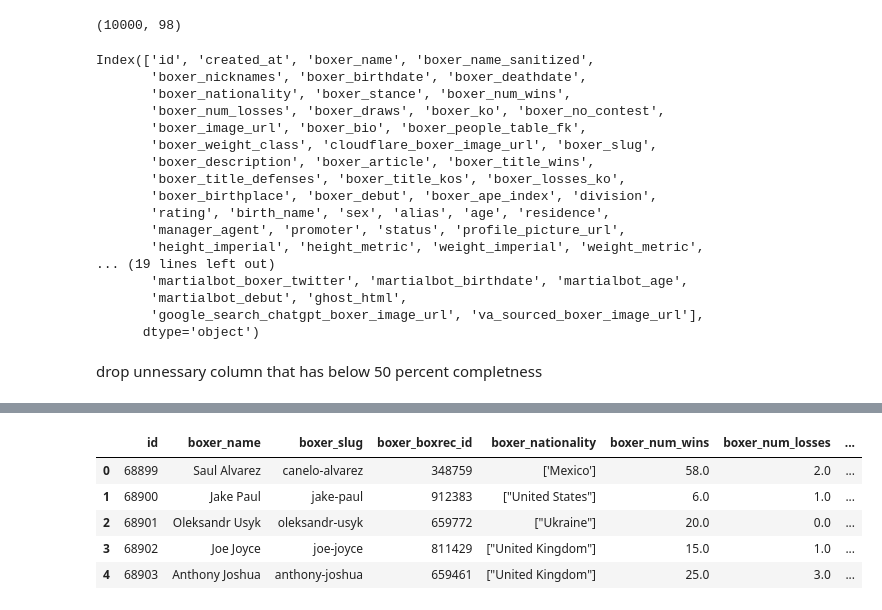
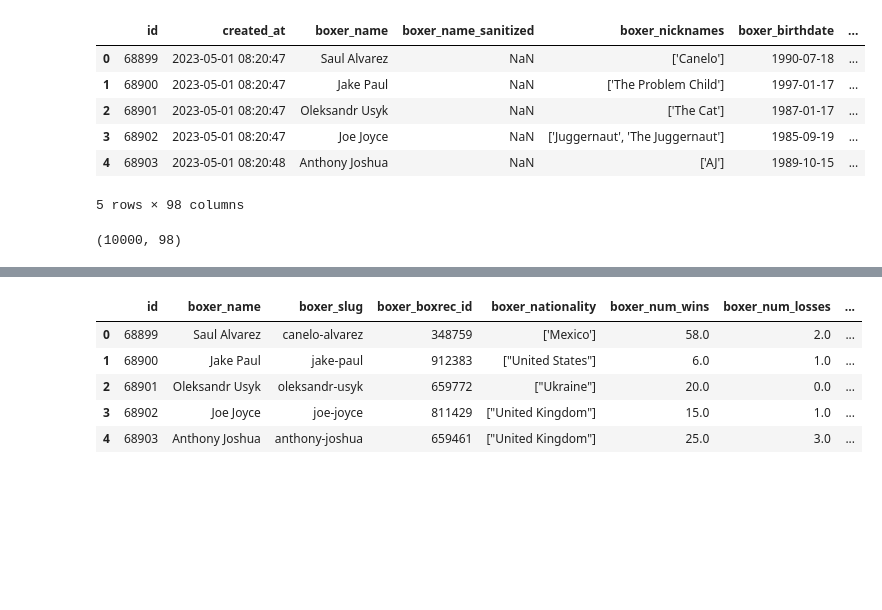
Before and after one commit to serpcompany/i-data-pipeline-company, a Jupyter notebook: entity-resolution/deduplication_box_dataset.ipynb, the cells around one changed output, grey strips where cells are left out. Saved outputs shown, nothing was run; the diff lists cells and outputs as text; code cells hidden in the pictures; blank space fills up the shorter version.

```diff
--- a/entity-resolution/deduplication_box_dataset.ipynb
+++ b/entity-resolution/deduplication_box_dataset.ipynb
@@ -22,26 +1,22 @@ box_df
+# %%
+import pandas as pd
+import os
+from splink import Linker, SettingsCreator, block_on, DuckDBAPI
+import splink.comparison_library as cl
+from splink.exploratory import completeness_chart, profile_columns
+
+
+box_df = pd.read_csv('../data/boxing_dataset.csv')
+box_df.head()
+# %% [output]
+|  | id | created_at | boxer_name | boxer_name_sanitized | boxer_nicknames | boxer_birthdate | ... |
+| 0 | 68899 | 2023-05-01 08:20:47 | Saul Alvarez | NaN | ['Canelo'] | 1990-07-18 | ... |
+| 1 | 68900 | 2023-05-01 08:20:47 | Jake Paul | NaN | ['The Problem Child'] | 1997-01-17 | ... |
+| 2 | 68901 | 2023-05-01 08:20:47 | Oleksandr Usyk | NaN | ['The Cat'] | 1987-01-17 | ... |
+| 3 | 68902 | 2023-05-01 08:20:47 | Joe Joyce | NaN | ['Juggernaut', 'The Juggernaut'] | 1985-09-19 | ... |
+| 4 | 68903 | 2023-05-01 08:20:48 | Anthony Joshua | NaN | ['AJ'] | 1989-10-15 | ... |
+5 rows × 98 columns
 # %%
 box_df.shape
 # %% [output]
 (10000, 98)
-# %%
-print(box_df.columns)
-# %% [output]
-Index(['id', 'created_at', 'boxer_name', 'boxer_name_sanitized',
-       'boxer_nicknames', 'boxer_birthdate', 'boxer_deathdate',
-       'boxer_nationality', 'boxer_stance', 'boxer_num_wins',
-       'boxer_num_losses', 'boxer_draws', 'boxer_ko', 'boxer_no_contest',
-       'boxer_image_url', 'boxer_bio', 'boxer_people_table_fk',
-       'boxer_weight_class', 'cloudflare_boxer_image_url', 'boxer_slug',
-       'boxer_description', 'boxer_article', 'boxer_title_wins',
-       'boxer_title_defenses', 'boxer_title_kos', 'boxer_losses_ko',
-       'boxer_birthplace', 'boxer_debut', 'boxer_ape_index', 'division',
-       'rating', 'birth_name', 'sex', 'alias', 'age', 'residence',
-       'manager_agent', 'promoter', 'status', 'profile_picture_url',
-       'height_imperial', 'height_metric', 'weight_imperial', 'weight_metric',
-... (19 lines left out)
-       'martialbot_boxer_twitter', 'martialbot_birthdate', 'martialbot_age',
-       'martialbot_debut', 'ghost_html',
-       'google_search_chatgpt_boxer_image_url', 'va_sourced_boxer_image_url'],
-      dtype='object')
-# %% [markdown]
-drop unnessary column that has below 50 percent completness
```
Also changed, not shown: parts of 24 cells of this notebook, 1 other file.
